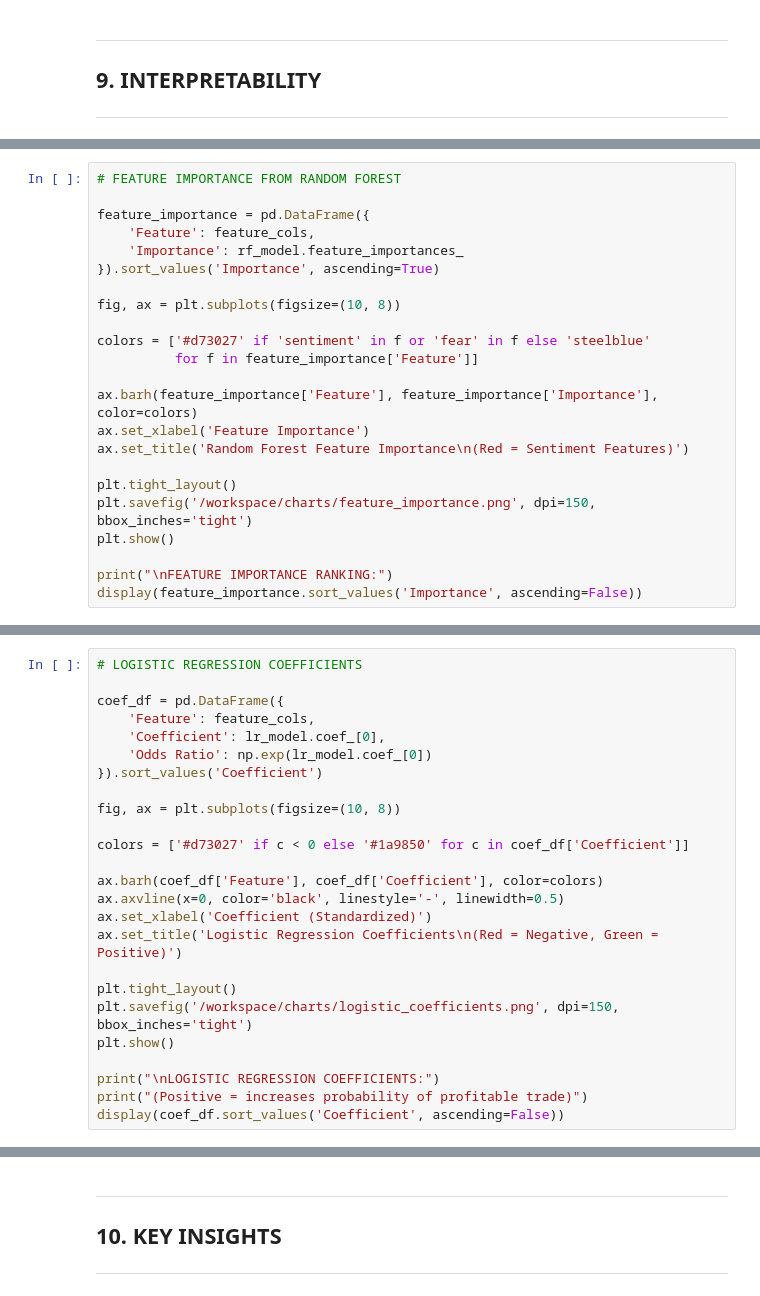
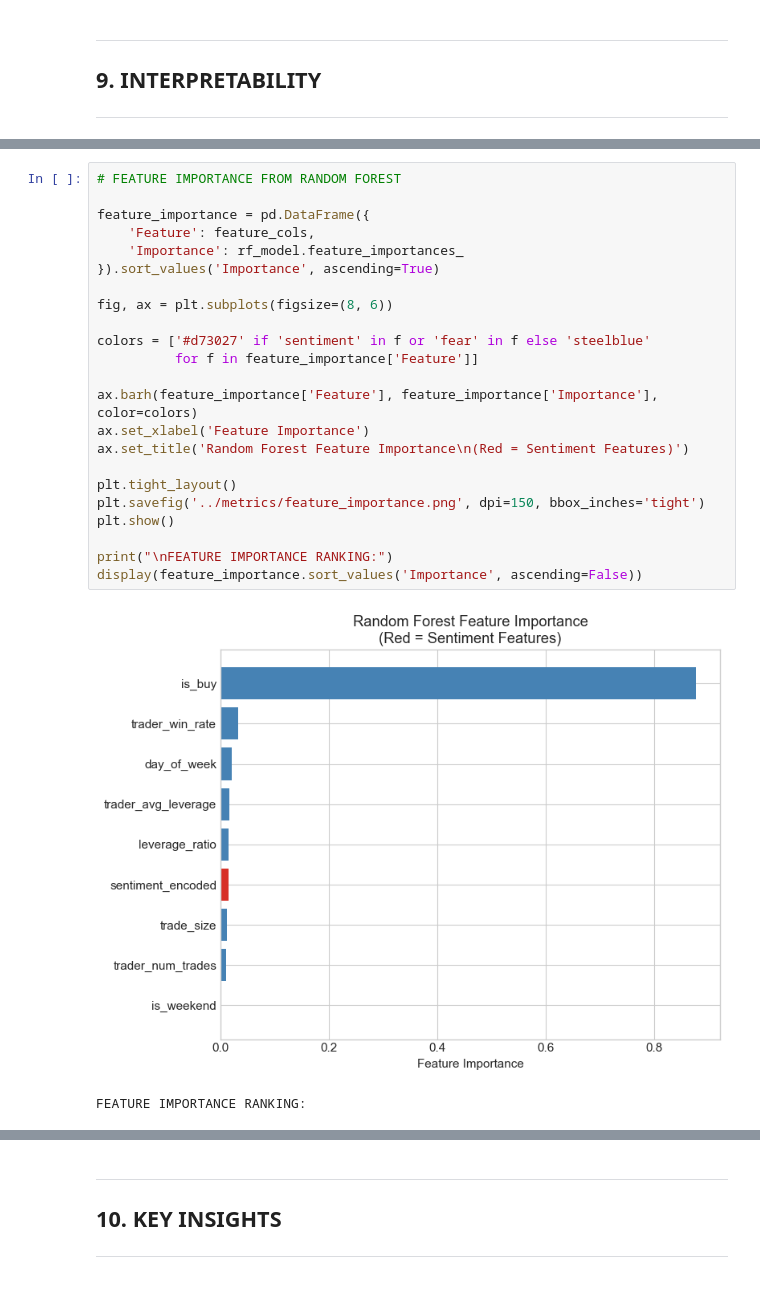
Before and after one commit to sandipanarnab/bitcoin_trading_data_sentiment_analysis, a Jupyter notebook: notebook/bitcoin_sentiment_trader_analysis.ipynb, the cells around one changed output, grey strips where cells are left out. Cells and saved outputs as stored; diff of their text form.

```diff
--- a/notebook/bitcoin_sentiment_trader_analysis.ipynb
+++ b/notebook/bitcoin_sentiment_trader_analysis.ipynb
@@ -1384,23 +1641,26 @@ print(f"   Winner: {best_model_name} (highest ROC-AUC: {metrics_df.loc[best_mode
 # %%
 # FEATURE IMPORTANCE FROM RANDOM FOREST
 
 feature_importance = pd.DataFrame({
     'Feature': feature_cols,
     'Importance': rf_model.feature_importances_
 }).sort_values('Importance', ascending=True)
 
-fig, ax = plt.subplots(figsize=(10, 8))
+fig, ax = plt.subplots(figsize=(8, 6))
 
 colors = ['#d73027' if 'sentiment' in f or 'fear' in f else 'steelblue'
           for f in feature_importance['Feature']]
 
 ax.barh(feature_importance['Feature'], feature_importance['Importance'], color=colors)
 ax.set_xlabel('Feature Importance')
 ax.set_title('Random Forest Feature Importance\n(Red = Sentiment Features)')
 
 plt.tight_layout()
-plt.savefig('/workspace/charts/feature_importance.png', dpi=150, bbox_inches='tight')
+plt.savefig('../metrics/feature_importance.png', dpi=150, bbox_inches='tight')
 plt.show()
 
 print("\nFEATURE IMPORTANCE RANKING:")
 display(feature_importance.sort_values('Importance', ascending=False))
+# %% [output]
+[figure, added]
+FEATURE IMPORTANCE RANKING:
@@ -1407,25 +1676,0 @@ display(feature_importance.sort_values('Importance', ascending=False))
-# %%
-# LOGISTIC REGRESSION COEFFICIENTS
-
-coef_df = pd.DataFrame({
-    'Feature': feature_cols,
-    'Coefficient': lr_model.coef_[0],
-    'Odds Ratio': np.exp(lr_model.coef_[0])
-}).sort_values('Coefficient')
-
-fig, ax = plt.subplots(figsize=(10, 8))
-
-colors = ['#d73027' if c < 0 else '#1a9850' for c in coef_df['Coefficient']]
-
-ax.barh(coef_df['Feature'], coef_df['Coefficient'], color=colors)
-ax.axvline(x=0, color='black', linestyle='-', linewidth=0.5)
-ax.set_xlabel('Coefficient (Standardized)')
-ax.set_title('Logistic Regression Coefficients\n(Red = Negative, Green = Positive)')
-
-plt.tight_layout()
-plt.savefig('/workspace/charts/logistic_coefficients.png', dpi=150, bbox_inches='tight')
-plt.show()
-
-print("\nLOGISTIC REGRESSION COEFFICIENTS:")
-print("(Positive = increases probability of profitable trade)")
-display(coef_df.sort_values('Coefficient', ascending=False))
```
Also changed, not shown: parts of 22 cells of this notebook, 8 other files.
